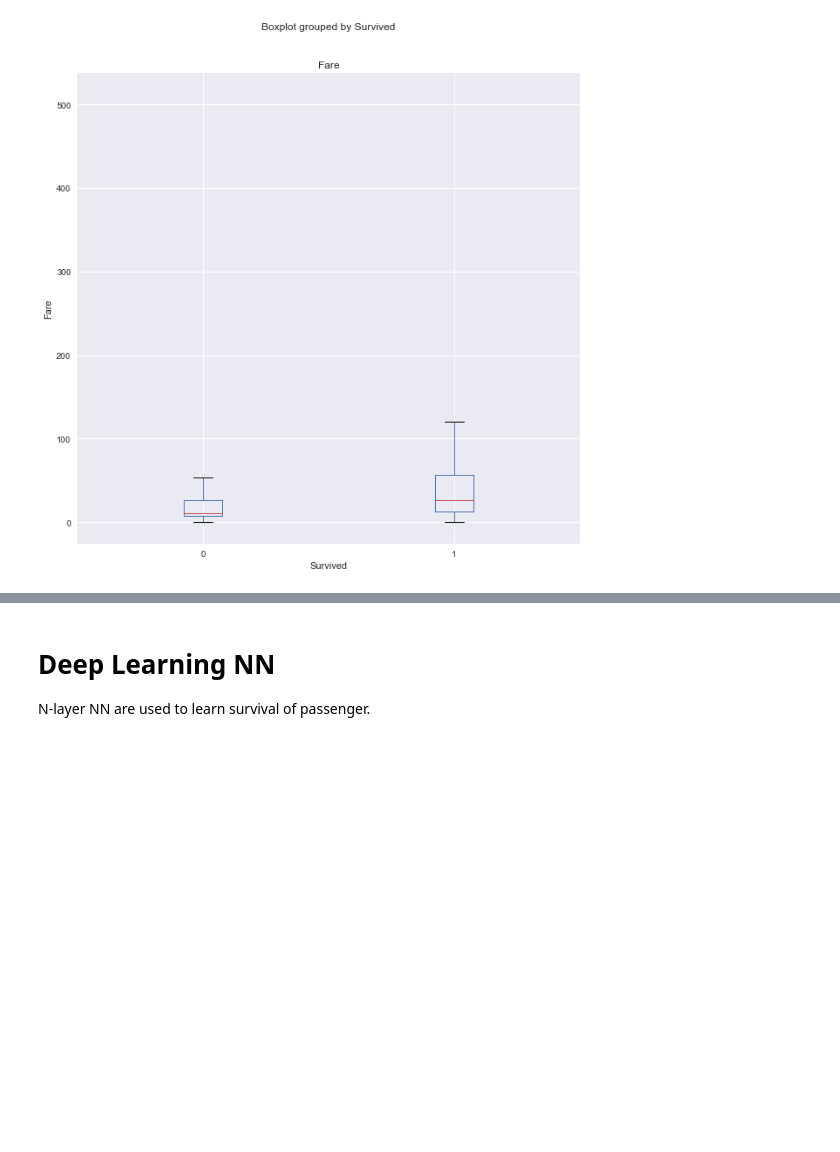
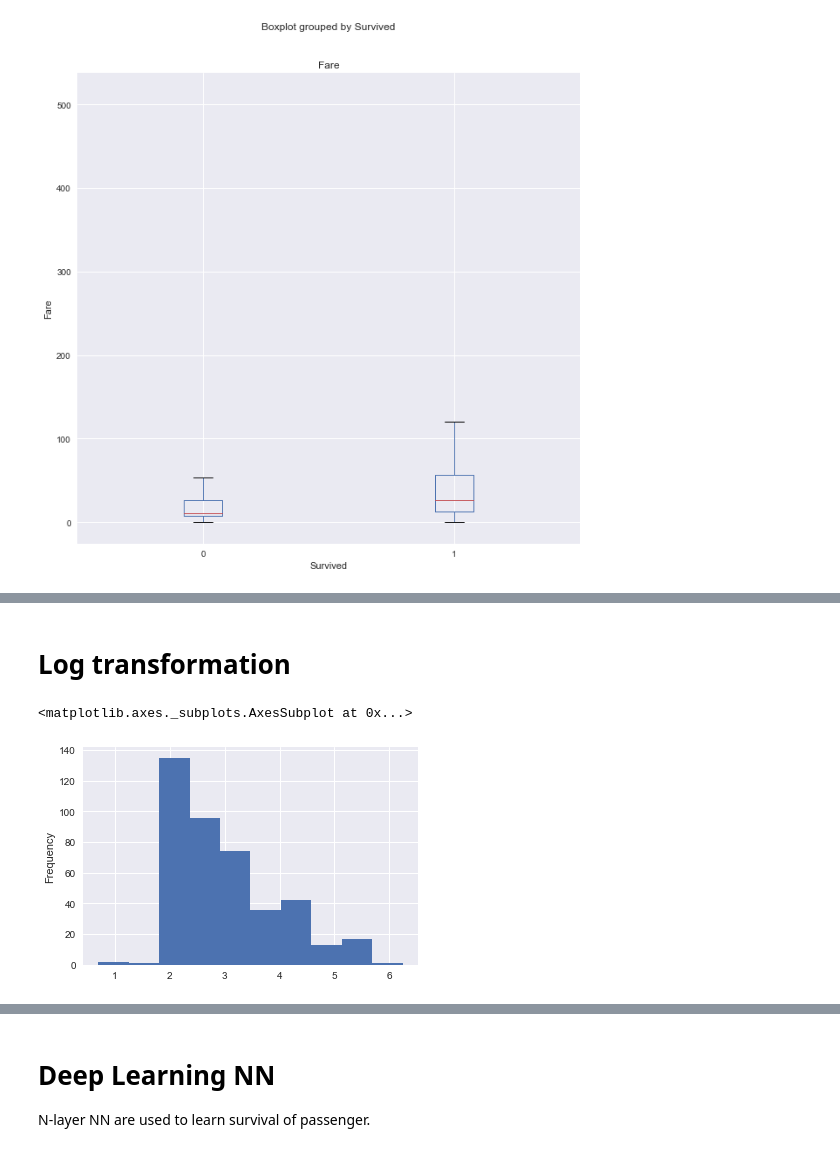
Before and after one commit to korntewin/TitanicSurvival, a Jupyter notebook: Visualization and TensorFlow.ipynb, the cells around one changed output, grey strips where cells are left out. Drawn from its saved outputs; the diff is of its cells as text; code cells hidden in the pictures; blank space fills up the shorter version.

```diff
--- a/Visualization and TensorFlow.ipynb
+++ b/Visualization and TensorFlow.ipynb
@@ -418,0 +435,21 @@ Name: Survived, dtype: int64
+# %%
+## Transform All categorical data to indicator data
+
+train_data_copy = train_set.copy()
+test_data_copy = test_set.copy()
+for col in set(list(train_set)) - set(['Fare', 'Survived']):
+    train_data_copy = pd.get_dummies(train_data_copy, columns = [col])
+    test_data_copy = pd.get_dummies(test_data_copy, columns = [col])
+
+col_train = list(train_data_copy)
+col_test = list(test_data_copy)
+
+for col in set(col_train) - set(['Survived']):
+    if col not in col_test:
+        test_data_copy[col] = np.zeros(test_data_copy[col_test[0]].shape[0])
+
+for col in list(test_data_copy):
+    if col not in list(train_data_copy):
+        train_data_copy[col] = np.zeros(train_data_copy[col_train[0]].shape[0])
+print(train_data_copy)
+print(test_data_copy)
@@ -418,0 +474,21 @@ Name: Survived, dtype: int64
+# %% [markdown]
+# Log transformation
+# %%
+## Transform exponential like distribution of Fare to Normal distribution
+## using box-cox transformation
+
+#train_data_copy.loc[np.logical_not(train_data_copy['Fare'].isnull()), 'Fare'].plot.hist(bins = 20)
+
+plot_train = train_data_copy.copy()
+plot_test = test_data_copy.copy()
+small_nonzero = np.min(plot_train.loc[plot_train['Fare'] > 0,'Fare'])
+
+lamb_1 = 2
+plot_train['Fare'] = plot_train['Fare'].apply(lambda x : np.log(x + lamb_1))
+plot_test['Fare'] = plot_test['Fare'].apply(lambda x : np.log(x + lamb_1))
+
+
+plot_test.loc[np.logical_not(plot_test['Fare'].isnull()), 'Fare'].plot.hist(bins = 10)
+# %% [output]
+<matplotlib.axes._subplots.AxesSubplot at 0x...>
+[figure, added]
```
Also changed, not shown: parts of 25 cells of this notebook, 2 other files.
